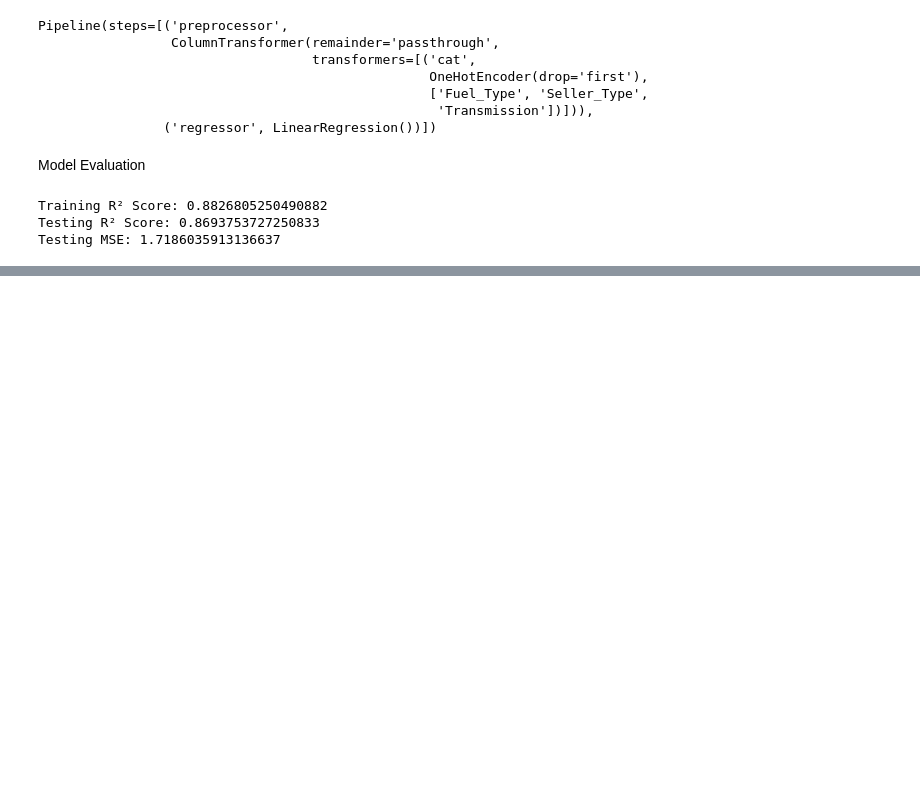
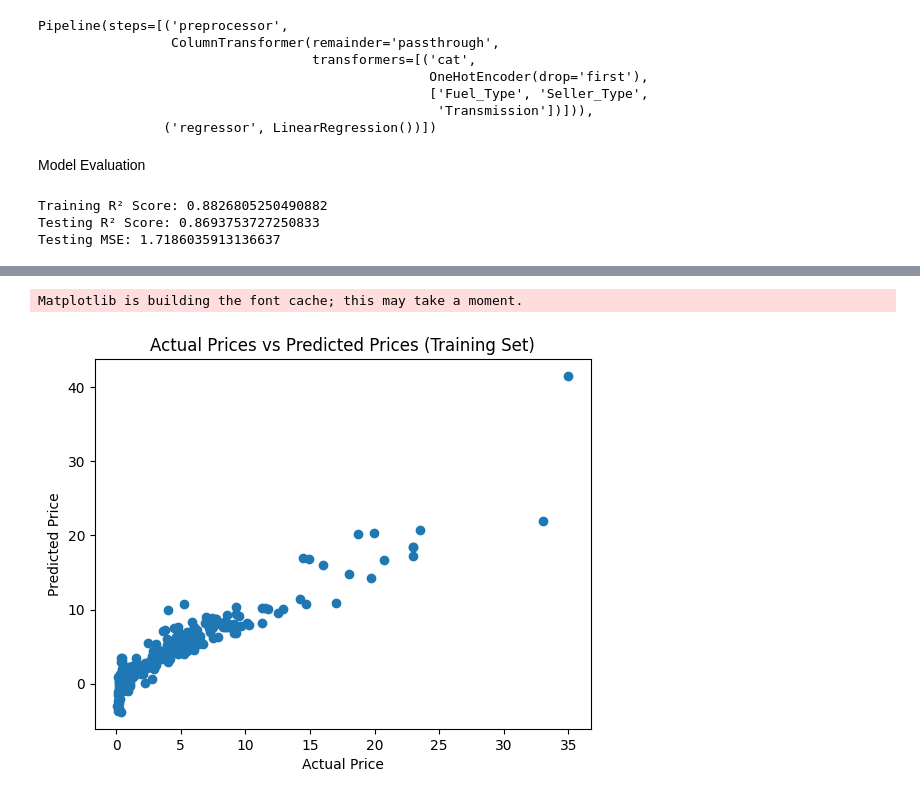
Before and after one commit to NeelamAnosh/Car-Price-Prediction-, a Jupyter notebook: Car_Price_Prediction_.ipynb, the cells around one changed output, grey strips where cells are left out. Drawn from its saved outputs; the diff is of its cells as text; code cells hidden in the pictures; blank space fills up the shorter version.

```diff
--- a/Car_Price_Prediction_.ipynb
+++ b/Car_Price_Prediction_.ipynb
@@ -200,0 +223,11 @@ Testing MSE: 1.7186035913136637
+# %%
+import matplotlib.pyplot as plt
+
+plt.scatter(Y_train, training_data_prediction)
+plt.xlabel("Actual Price")
+plt.ylabel("Predicted Price")
+plt.title("Actual Prices vs Predicted Prices (Training Set)")
+plt.show()
+# %% [output]
+Matplotlib is building the font cache; this may take a moment.
+[figure, added]
```
Also changed, not shown: parts of 2 cells of this notebook.
